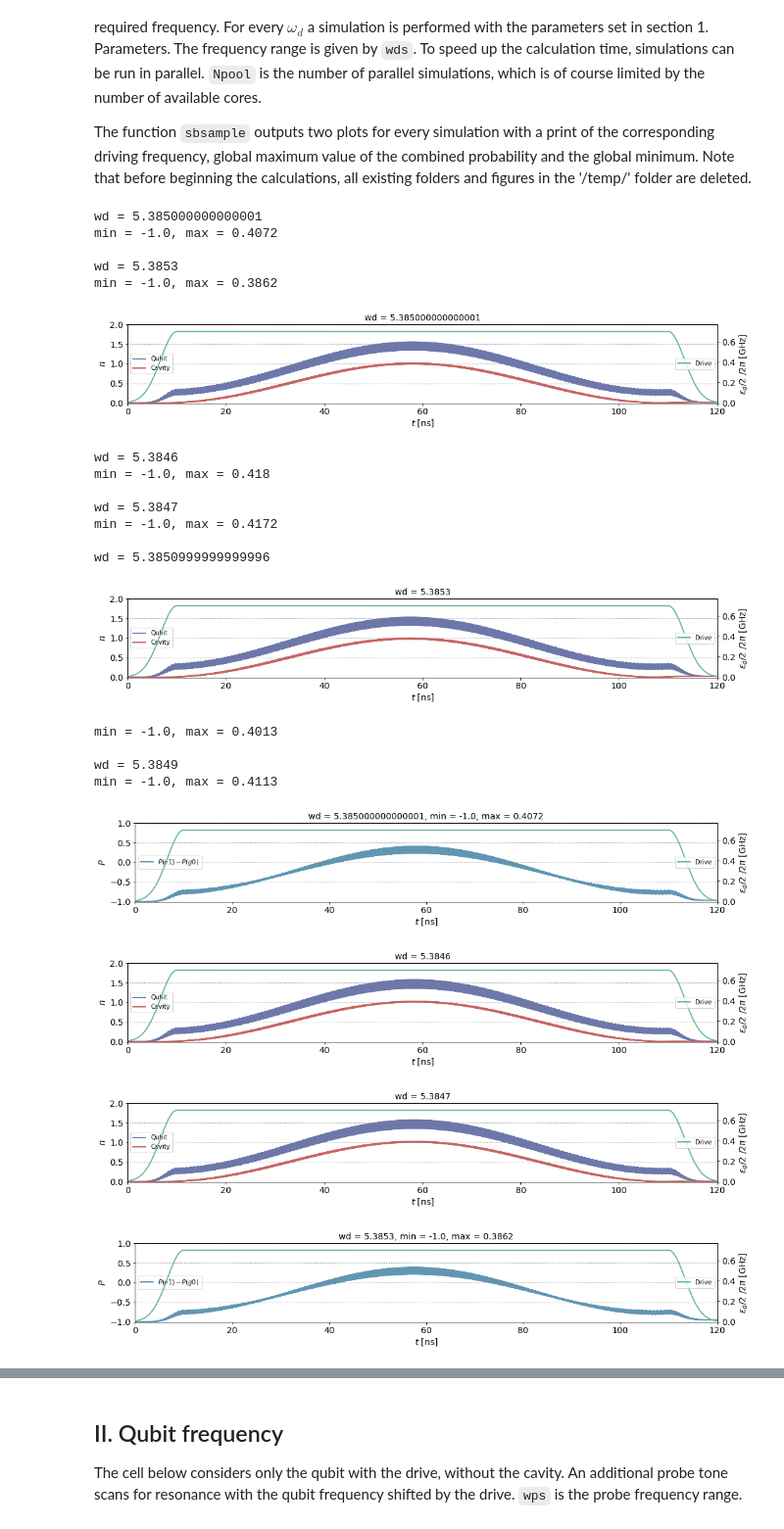
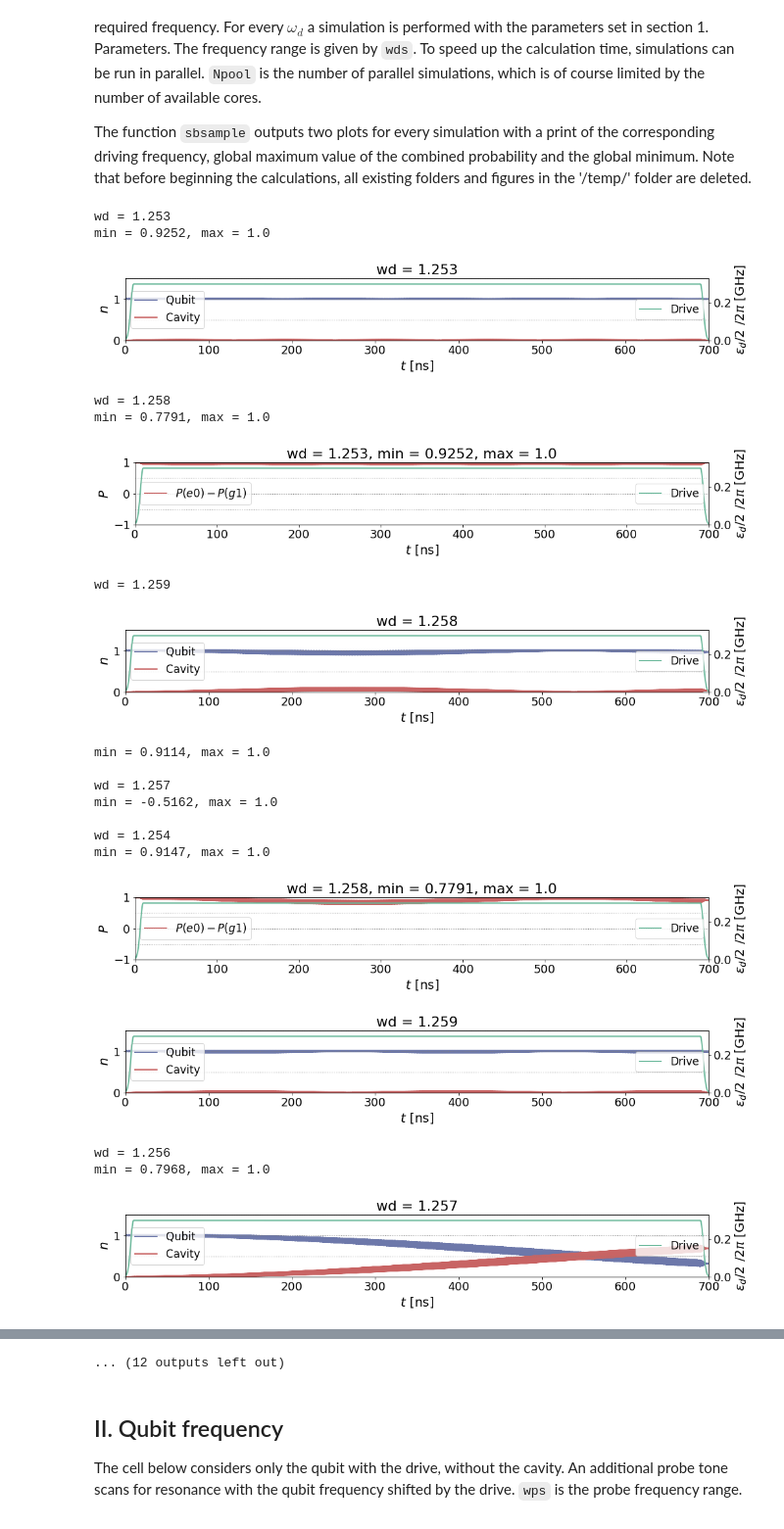
Before and after one commit to wouterkesselsap/thesis, a Jupyter notebook: 2p_sideband.ipynb, the cells around one changed output, grey strips where cells are left out. Shown at 98% size. Saved outputs shown, nothing was run; the diff lists cells and outputs as text; code cells hidden in the pictures.

```diff
--- a/2p_sideband.ipynb
+++ b/2p_sideband.ipynb
@@ -98,8 +98,8 @@ As long as the qubit and cavity are coupled and driven, they will show oscillato
 # Device
 Nq = 10         # number of levels in qubit
 Nc = 10         # number of levels in resonator 1
-wq = 4.0 *2*pi  # g-e qubit transition frequency
-wc = 6.5 *2*pi  # bare resonator frequency
+wq = 6.5 *2*pi  # g-e qubit transition frequency
+wc = 4.0 *2*pi  # bare resonator frequency
 Ec = 0.2 *2*pi  # anharmonicity (charging energy)
 g  = 0.2 *2*pi  # coupling between qubit and resonator
 kq = 129e-6 *2*pi  # qubit linewidth
@@ -110,25 +110,25 @@ anh_appr = False  # remove off-diagonal elements from H_anh?
 anh_power = 4
 
 # Sideband transitions
-sb = 'red'  # type of sideband transitions
-Nt = 2      # number of drive tones
+sb = 'blue'  # type of sideband transitions
+Nt = 1      # number of drive tones
 
 # Single-tone
 eps = 0.7 *2 *2*pi  # pump drive amplitude
-wd  = 1.3603 *2*pi  # monochromatic drive frequency
+wd  = 5.1078 *2*pi  # monochromatic drive frequency
 
 # Double-tone
 epsfac = 1.5                     # factor with which to scale the drive tone amplitudes
 epsq   = epsfac * 0.025 *2 *2*pi  # amplitude of qubit-friendly drive tone
 epsc   = epsfac * 0.317 *2 *2*pi  # amplitude of cavity-friendly drive tone
 dw     = 0.5 *2*pi               # detuning of wdc from wc
-wdq    = 3.4180 *2*pi            # frequency of qubit-friendly drive tone
+wdq    = 4.4468 *2*pi            # frequency of qubit-friendly drive tone
 wdc    = wc - dw                 # frequency of cavity-friendly drive tone
 
 # Time cycle
 t0 = 0         # start of simulation
 t1 = t0 + 0    # start of drive and coupling
-t2 = t1 + 1300  # end of drive of drive and coupling
+t2 = t1 + 80  # end of drive of drive and coupling
 t3 = t2 + 0    # end of simulation
 
 # Gaussian rise and fall
@@ -464,45 +485,43 @@ For all the above, the frequency has to be given. But in order to find the corre
 
 The function `sbsample` outputs two plots for every simulation with a print of the corresponding driving frequency, global maximum value of the combined probability and the global minimum. Note that before beginning the calculations, all existing folders and figures in the '/temp/' folder are deleted.
 # %%
-wds = np.linspace(5.3846*2*pi, 5.3853*2*pi, 8)  # (qubit-friendly) drive frequency range to scan
+wds = np.linspace(1.253*2*pi, 1.260*2*pi, 8)  # (qubit-friendly) drive frequency range to scan
 Npool = 8  # number of parallel simulations
 
 for progf in glob(home + "temp/prog_*"):
     shutil.rmtree(progf)  # delete all existing progfiles
 for figure in glob(home + "temp/fig*"):
     os.remove(figure)  # delete all existing figures
 wds = zip(range(len(wds)), wds)
 pool = mp.Pool(Npool)
 if Nt == 1:
-    pool.starmap(sbsample, [(Nq, wq, wc, Ec, g, Wd, sb, Nt, H, H_args, psi0, Np_per_batch, options, home, True,
+    pool.starmap(sbsample, [(Nq, wq, wc, Ec, g, Wd, sb, Nt, H, H_args, psi0, c_ops, Np_per_batch, options, home, True,
                              eps) for Wd in wds])
 elif Nt == 2:
-    pool.starmap(sbsample, [(Nq, wq, wc, Ec, g, Wd, sb, Nt, H, H_args, psi0, Np_per_batch, options, home, True,
+    pool.starmap(sbsample, [(Nq, wq, wc, Ec, g, Wd, sb, Nt, H, H_args, psi0, c_ops, Np_per_batch, options, home, True,
                              epsq, epsc, dw) for Wd in wds])
 pool.close()
 for progf in glob(home + "temp/prog_*"):
     shutil.rmtree(progf)  # delete all progfiles
 print("Done.")
 # %% [output]
-wd = 5.385000000000001
-min = -1.0, max = 0.4072
-
-wd = 5.3853
-min = -1.0, max = 0.3862
+wd = 1.253
+min = 0.9252, max = 1.0
-[figure, old version]
+[figure, new version]
-wd = 5.3846
-min = -1.0, max = 0.418
-
-wd = 5.3847
-min = -1.0, max = 0.4172
-
-wd = 5.3850999999999996
+wd = 1.258
+min = 0.7791, max = 1.0
-[figure, old version]
+[figure, new version]
-min = -1.0, max = 0.4013
-
-wd = 5.3849
-min = -1.0, max = 0.4113
+wd = 1.259
-[figure, old version]
+[figure, new version]
+min = 0.9114, max = 1.0
+
+wd = 1.257
+min = -0.5162, max = 1.0
+
+wd = 1.254
+min = 0.9147, max = 1.0
-[figure, old version]
+[figure, new version]
-[figure, old version]
+[figure, new version]
+wd = 1.256
+min = 0.7968, max = 1.0
-[figure, old version]
+[figure, new version]
@@ -514,3 +529,4 @@ min = -1.0, max = 0.3939
+... (12 outputs left out)
 # %% [markdown]
 ## II. Qubit frequency
 The cell below considers only the qubit with the drive, without the cavity. An additional probe tone scans for resonance with the qubit frequency shifted by the drive. `wps` is the probe frequency range.
```
Also changed, not shown: parts of 10 cells of this notebook.
